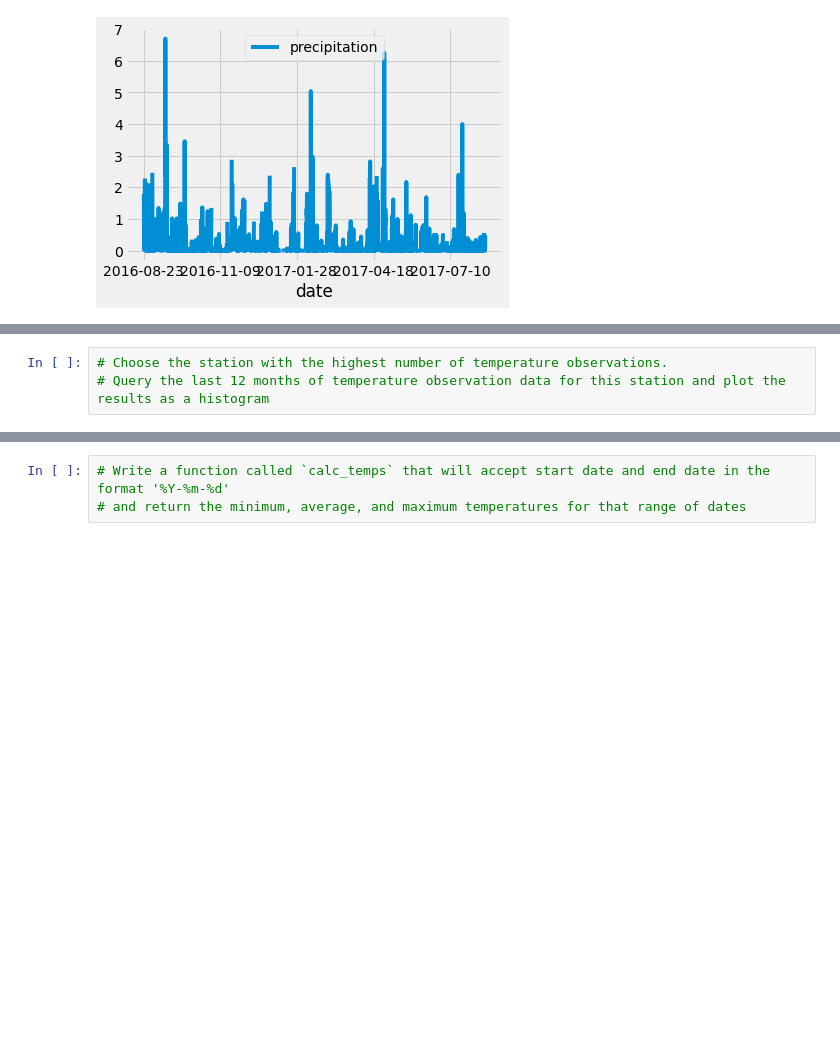
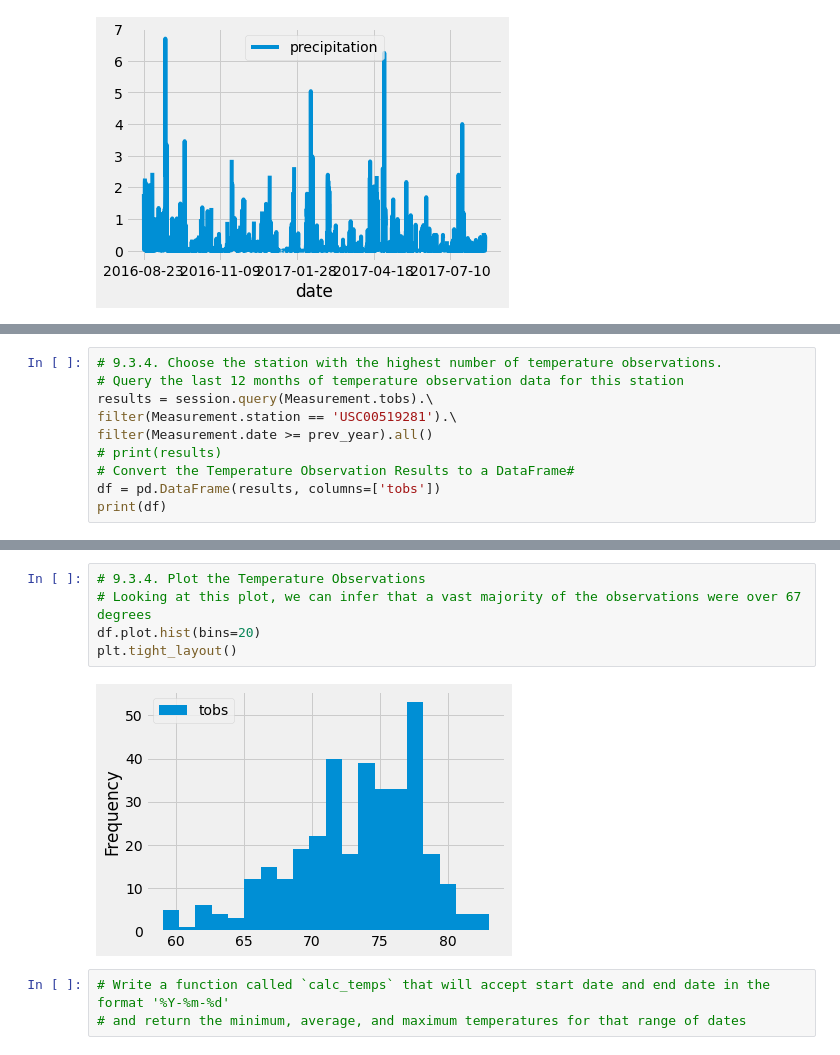
Before and after one commit to achoav/surfs_up, a Jupyter notebook: climate_analysis.ipynb, the cells around one changed output, grey strips where cells are left out. Drawn from its saved outputs; the diff is of its cells as text; blank space fills up the shorter version.

```diff
--- a/climate_analysis.ipynb
+++ b/climate_analysis.ipynb
@@ -109,3 +159,10 @@ df.describe()
 # %%
-# Choose the station with the highest number of temperature observations.
-# Query the last 12 months of temperature observation data for this station and plot the results as a histogram
+# 9.3.4. Choose the station with the highest number of temperature observations.
+# Query the last 12 months of temperature observation data for this station
+results = session.query(Measurement.tobs).\
+filter(Measurement.station == 'USC00519281').\
+filter(Measurement.date >= prev_year).all()
+# print(results)
+# Convert the Temperature Observation Results to a DataFrame#
+df = pd.DataFrame(results, columns=['tobs'])
+print(df)
@@ -112,3 +184,10 @@ df.describe()
+# %%
+# 9.3.4. Plot the Temperature Observations
+# Looking at this plot, we can infer that a vast majority of the observations were over 67 degrees
+df.plot.hist(bins=20)
+plt.tight_layout()
+# %% [output]
+[figure, added]
 # %%
 # Write a function called `calc_temps` that will accept start date and end date in the format '%Y-%m-%d'
 # and return the minimum, average, and maximum temperatures for that range of dates
```
Also changed, not shown: parts of 12 cells of this notebook.
